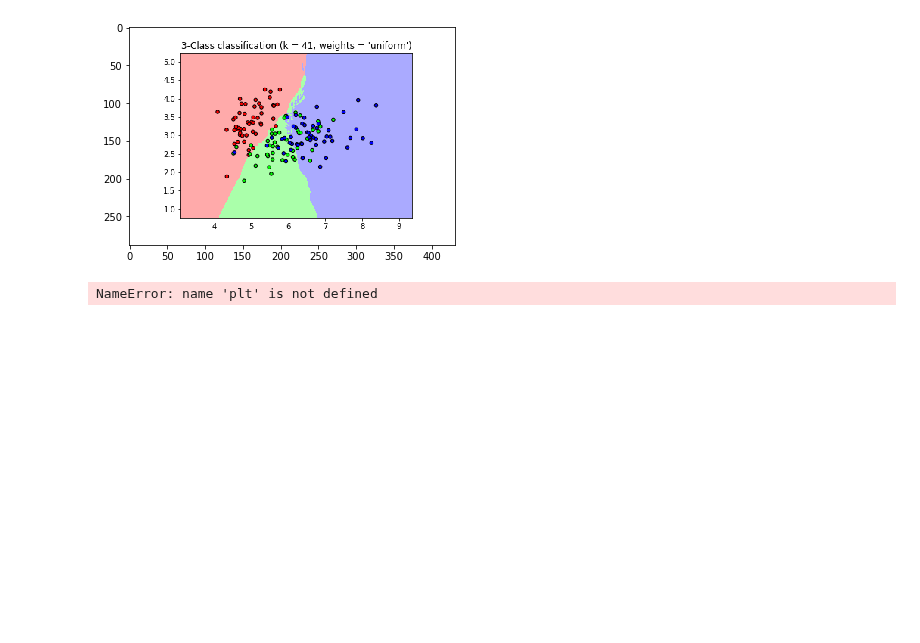
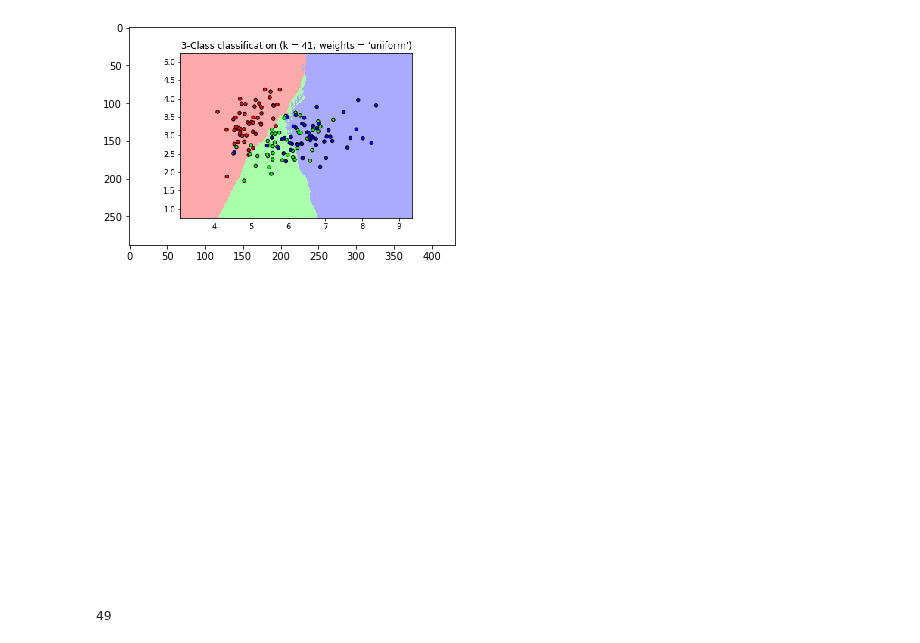
Before and after one commit to SUSA-org/crash-course, a Jupyter notebook: Machine Learning/BiasVarianceDecisionTrees/Bias Variance Decision Trees Ensemble Learning.ipynb, the cells around one changed output. Saved outputs shown, nothing was run; the diff lists cells and outputs as text; code cells hidden in the pictures; blank space fills up the shorter version.

```diff
--- a/Machine Learning/BiasVarianceDecisionTrees/Bias Variance Decision Trees Ensemble Learning.ipynb
+++ b/Machine Learning/BiasVarianceDecisionTrees/Bias Variance Decision Trees Ensemble Learning.ipynb
@@ -171,18 +177,18 @@ plt.imshow(imgs[4][0].get_array())
 # %%
 fig = plt.figure(figsize = (25,25))
 plt.clf()
 ims2 = []
 counter = 0
 for i in range(1,n_neighbors):
     plt.axis('off')
-    im = plt.imshow(imgs[i-1][0].get_array(),animated=True)
+    im = plt.imshow(imgs[i][0].get_array(),animated=True)
     ims2.append([im])
 
 
-anim = animation.ArtistAnimation(fig, ims2, interval=100)
+anim = animation.ArtistAnimation(fig, ims2, interval=100,repeat_delay=0)
 
 
-anim.save('knn.gif', writer='imagemagick', fps=60)
+anim.save('knn.gif', writer='imagemagick')
 plt.show()
 # %% [output]
-NameError: name 'plt' is not defined
+[figure, added]
@@ -188,0 +198,4 @@ NameError: name 'plt' is not defined
+# %%
+print(len(ims2))
+# %% [output]
+49
```
Also changed, not shown: parts of 2 cells of this notebook, 1 other file.
